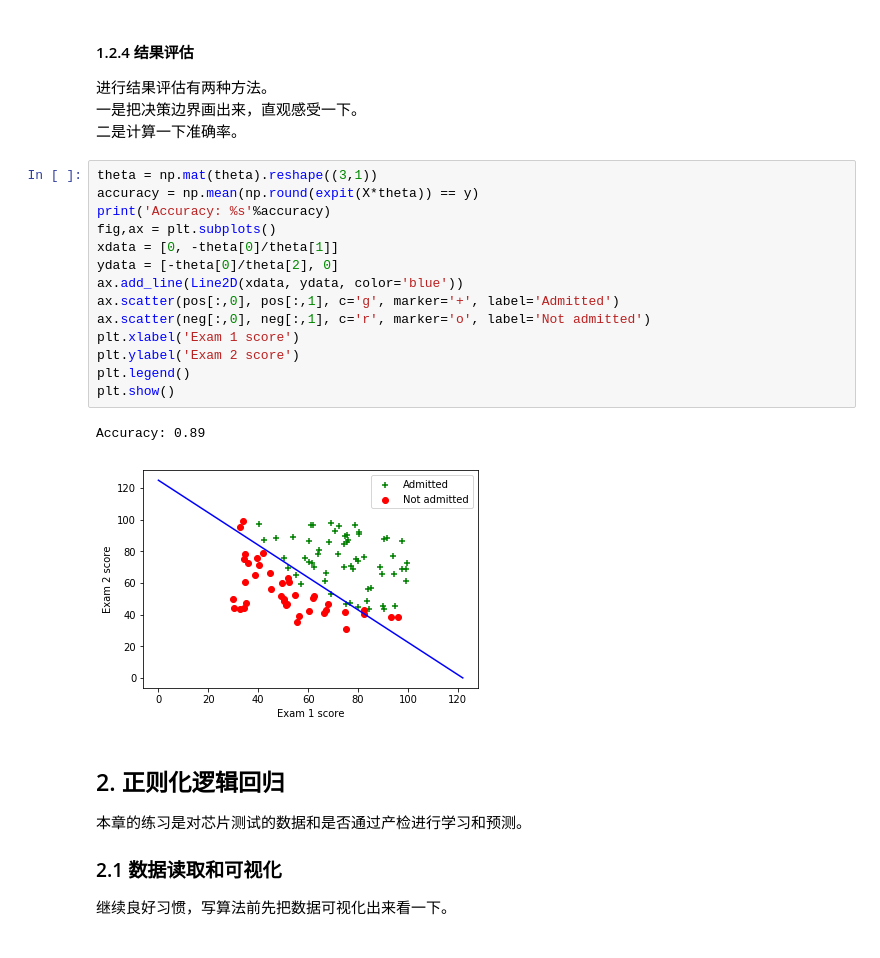
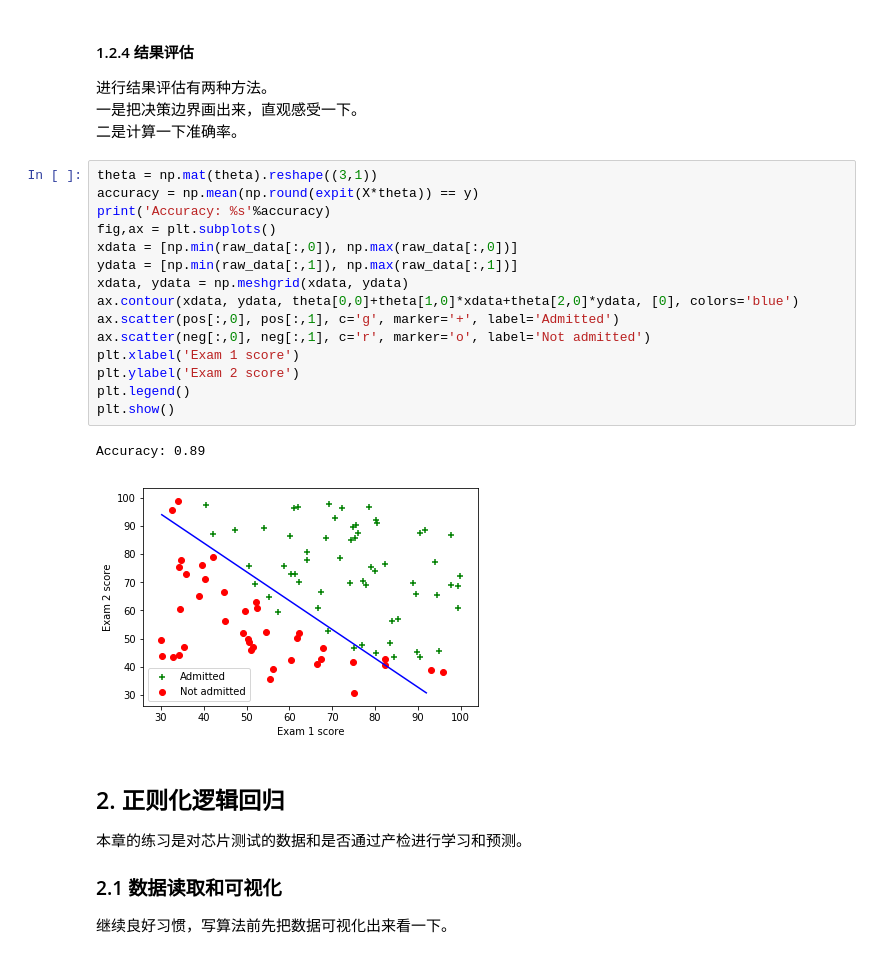
Before and after one commit to mvpboss1004/coursera_andrewng_ml, a Jupyter notebook: machine-learning-ex2/ex2/ex2.ipynb, the cells around one changed output. Saved outputs shown, nothing was run; the diff lists cells and outputs as text.

```diff
--- a/machine-learning-ex2/ex2/ex2.ipynb
+++ b/machine-learning-ex2/ex2/ex2.ipynb
@@ -81,20 +81,21 @@ Final theta: [-25.161465     0.20623276   0.20147266]
 # %%
 theta = np.mat(theta).reshape((3,1))
 accuracy = np.mean(np.round(expit(X*theta)) == y)
 print('Accuracy: %s'%accuracy)
 fig,ax = plt.subplots()
-xdata = [0, -theta[0]/theta[1]]
-ydata = [-theta[0]/theta[2], 0]
-ax.add_line(Line2D(xdata, ydata, color='blue'))
+xdata = [np.min(raw_data[:,0]), np.max(raw_data[:,0])]
+ydata = [np.min(raw_data[:,1]), np.max(raw_data[:,1])]
+xdata, ydata = np.meshgrid(xdata, ydata)
+ax.contour(xdata, ydata, theta[0,0]+theta[1,0]*xdata+theta[2,0]*ydata, [0], colors='blue')
 ax.scatter(pos[:,0], pos[:,1], c='g', marker='+', label='Admitted')
 ax.scatter(neg[:,0], neg[:,1], c='r', marker='o', label='Not admitted')
 plt.xlabel('Exam 1 score')
 plt.ylabel('Exam 2 score')
 plt.legend()
 plt.show()
 # %% [output]
 Accuracy: 0.89
-[figure, old version]
+[figure, new version]
 # %% [markdown]
 ## 2. 正则化逻辑回归
 本章的练习是对芯片测试的数据和是否通过产检进行学习和预测。
```
Also changed, not shown: parts of 4 cells of this notebook.
